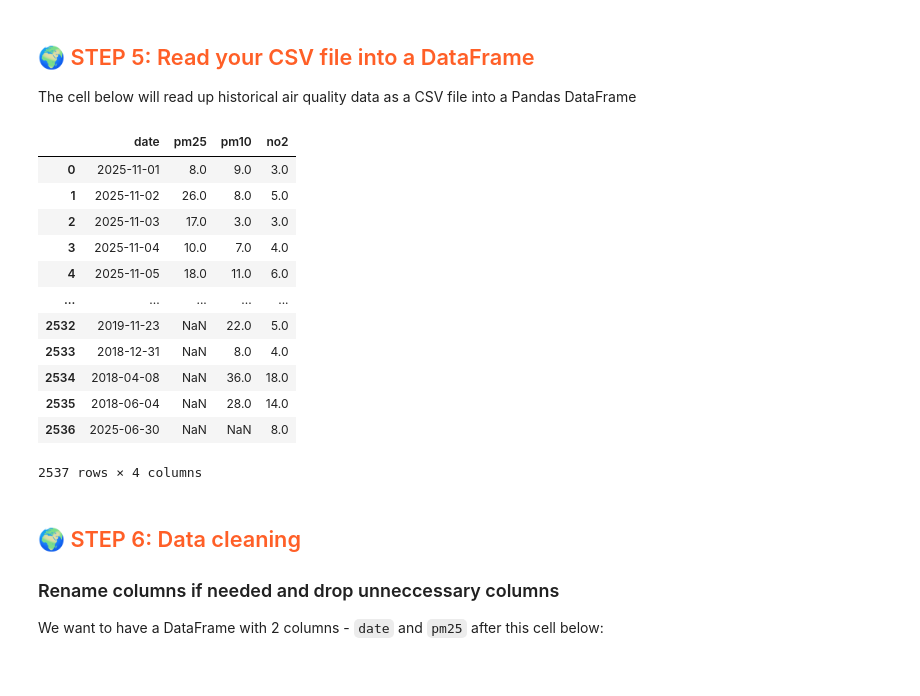
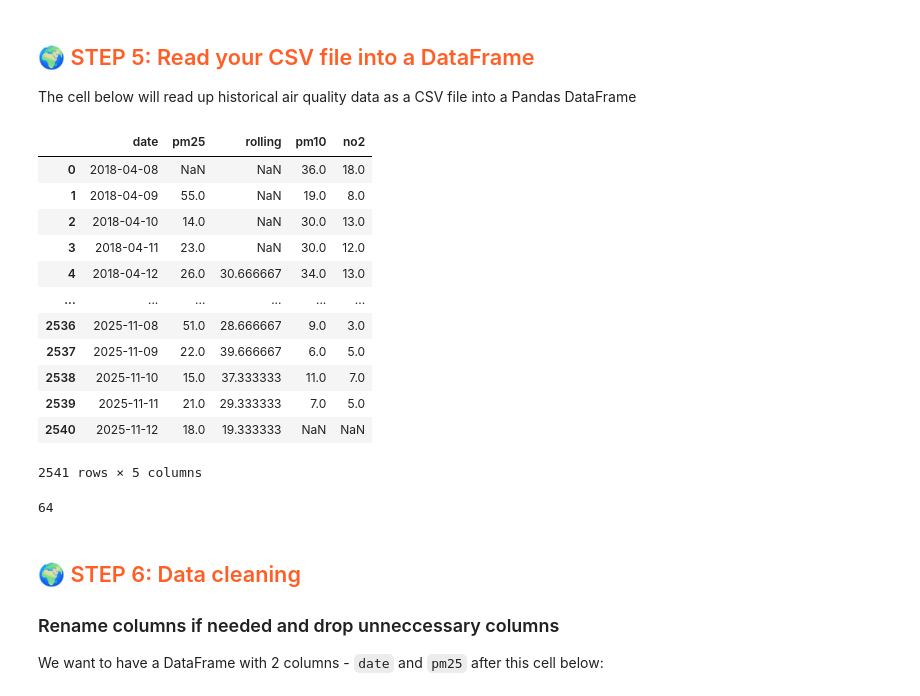
Before and after one commit to WasuWata/mlfs-book, a Jupyter notebook: notebooks/airquality/1_air_quality_feature_backfill.ipynb, the cells around one changed output. Cells and saved outputs as stored; diff of their text form; code cells hidden in the pictures.

Commit message:
add rolling window

```diff
--- a/notebooks/airquality/1_air_quality_feature_backfill.ipynb
+++ b/notebooks/airquality/1_air_quality_feature_backfill.ipynb
@@ -242,21 +240,28 @@ aq_today_df.head()
 The cell below will read up historical air quality data as a CSV file into a Pandas DataFrame
 # %%
 df = pd.read_csv(csv_file,  parse_dates=['date'], skipinitialspace=True)
+df = df.set_index('date').sort_index()
+df.insert(1,'rolling',df.rolling(3).mean()['pm25'].shift(1))
+df = df.reset_index()
 df
 # %% [output]
-|  | date | pm25 | pm10 | no2 |
-| 0 | 2025-11-01 | 8.0 | 9.0 | 3.0 |
-| 1 | 2025-11-02 | 26.0 | 8.0 | 5.0 |
-| 2 | 2025-11-03 | 17.0 | 3.0 | 3.0 |
-| 3 | 2025-11-04 | 10.0 | 7.0 | 4.0 |
-| 4 | 2025-11-05 | 18.0 | 11.0 | 6.0 |
-| ... | ... | ... | ... | ... |
-| 2532 | 2019-11-23 | NaN | 22.0 | 5.0 |
-| 2533 | 2018-12-31 | NaN | 8.0 | 4.0 |
-| 2534 | 2018-04-08 | NaN | 36.0 | 18.0 |
-| 2535 | 2018-06-04 | NaN | 28.0 | 14.0 |
-| 2536 | 2025-06-30 | NaN | NaN | 8.0 |
+|  | date | pm25 | rolling | pm10 | no2 |
+| 0 | 2018-04-08 | NaN | NaN | 36.0 | 18.0 |
+| 1 | 2018-04-09 | 55.0 | NaN | 19.0 | 8.0 |
+| 2 | 2018-04-10 | 14.0 | NaN | 30.0 | 13.0 |
+| 3 | 2018-04-11 | 23.0 | NaN | 30.0 | 12.0 |
+| 4 | 2018-04-12 | 26.0 | 30.666667 | 34.0 | 13.0 |
+| ... | ... | ... | ... | ... | ... |
+| 2536 | 2025-11-08 | 51.0 | 28.666667 | 9.0 | 3.0 |
+| 2537 | 2025-11-09 | 22.0 | 39.666667 | 6.0 | 5.0 |
+| 2538 | 2025-11-10 | 15.0 | 37.333333 | 11.0 | 7.0 |
+| 2539 | 2025-11-11 | 21.0 | 29.333333 | 7.0 | 5.0 |
+| 2540 | 2025-11-12 | 18.0 | 19.333333 | NaN | NaN |
-2537 rows × 4 columns
+2541 rows × 5 columns
+# %%
+len(df[df['rolling'].isna()])
+# %% [output]
+64
 # %% [markdown]
 ## <span style='color:#ff5f27'> 🌍 STEP 6: Data cleaning</span>
 
```
Also changed, not shown: parts of 19 cells of this notebook, 18 other files.
